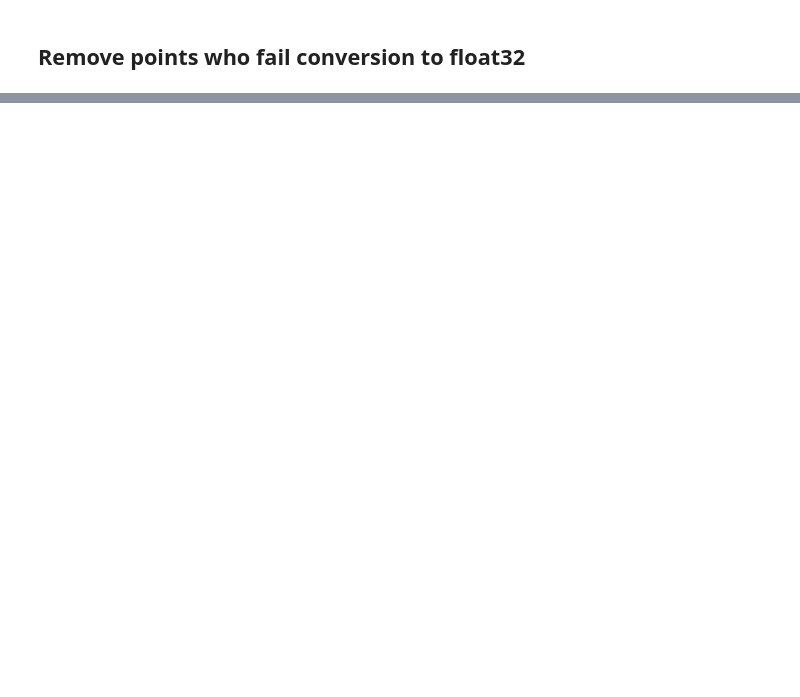
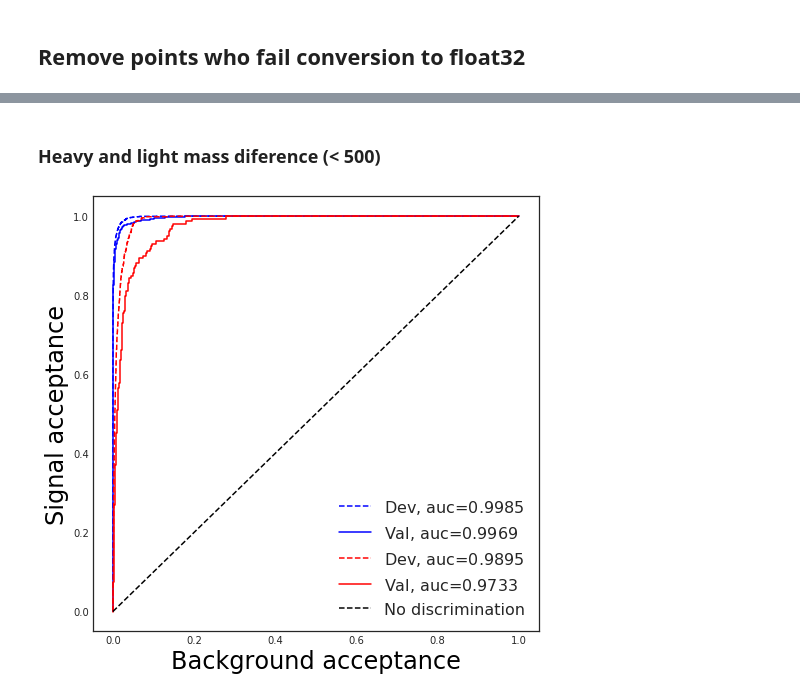
Before and after one commit to SrGonao/estagio, a Jupyter notebook: ML/classifiers/bdt/BDT.ipynb, the cells around one changed output, grey strips where cells are left out. Drawn from its saved outputs; the diff is of its cells as text; code cells hidden in the pictures; blank space fills up the shorter version.

```diff
--- a/ML/classifiers/bdt/BDT.ipynb
+++ b/ML/classifiers/bdt/BDT.ipynb
@@ -133,6 +95,8 @@ print("{} background events".format(len(allBackgroundData)))
 168053 background events
 # %%
 dropMctMatch = True
+
+mIdx = 5
 
 if dropMctMatch:
     # drop signal that does not match thing
@@ -277,3 +249,42 @@ plt.show()
+# %% [markdown]
+### Heavy and light mass diference (< 500)
+# %%
+train_bkg  = X_train_full['gen_label'].map(lambda x: x in backgroundLabels)
+train_sig1 = X_train_full['gen_label'].map(lambda x: x in map(str, masses[mIdx:]))
+train_sig2 = X_train_full['gen_label'].map(lambda x: x in map(str, masses[:mIdx]))
+
+test_bkg  = X_test_full['gen_label'].map(lambda x: x in backgroundLabels)
+test_sig1 = X_test_full['gen_label'].map(lambda x: x in map(str, masses[mIdx:]))
+test_sig2 = X_test_full['gen_label'].map(lambda x: x in map(str, masses[:mIdx]))
+
+train1 = train_bkg | train_sig1
+test1  = test_bkg  | test_sig1
+train2 = train_bkg | train_sig2
+test2  = test_bkg  | test_sig2
+# %%
+plt.figure(figsize=[8, 8])
+
+plt.plot(*metrics.roc_curve(y_train[train1], model.predict_proba(X_train)[:,1][train1])[:2],
+         label=r'Dev, auc=${:.4f}$'.format(metrics.roc_auc_score(y_train[train1], model.predict_proba(X_train)[:,1][train1])),
+         color='b', linestyle='dashed')
+plt.plot(*metrics.roc_curve(y_test[test1], model.predict_proba(X_test)[:,1][test1])[:2],
+         label=r'Val, auc=${:.4f}$'.format(metrics.roc_auc_score(y_test[test1], model.predict_proba(X_test)[:,1][test1])),
+         color='b')
+
+plt.plot(*metrics.roc_curve(y_train[train2], model.predict_proba(X_train)[:,1][train2])[:2],
+         label=r'Dev, auc=${:.4f}$'.format(metrics.roc_auc_score(y_train[train2], model.predict_proba(X_train)[:,1][train2])),
+         color='r', linestyle='dashed')
+plt.plot(*metrics.roc_curve(y_test[test2], model.predict_proba(X_test)[:,1][test2])[:2],
+         label=r'Val, auc=${:.4f}$'.format(metrics.roc_auc_score(y_test[test2], model.predict_proba(X_test)[:,1][test2])),
+         color='r')
+
+plt.plot([0, 1], [0, 1], 'k--', label='No discrimination')
+plt.xlabel('Background acceptance', fontsize=24, color='black')
+plt.ylabel('Signal acceptance', fontsize=24, color='black')
+plt.legend(loc='best', fontsize=16)
+plt.show()
+# %% [output]
+[figure, added]
 # %%
 params = {'hist' : True, 'kde' : False, 'norm_hist' : True, 'bins' : np.linspace(0, 1, 50)}
 plt.figure(figsize=(16, 8))
```
Also changed, not shown: parts of 25 cells of this notebook, 3 other files.
